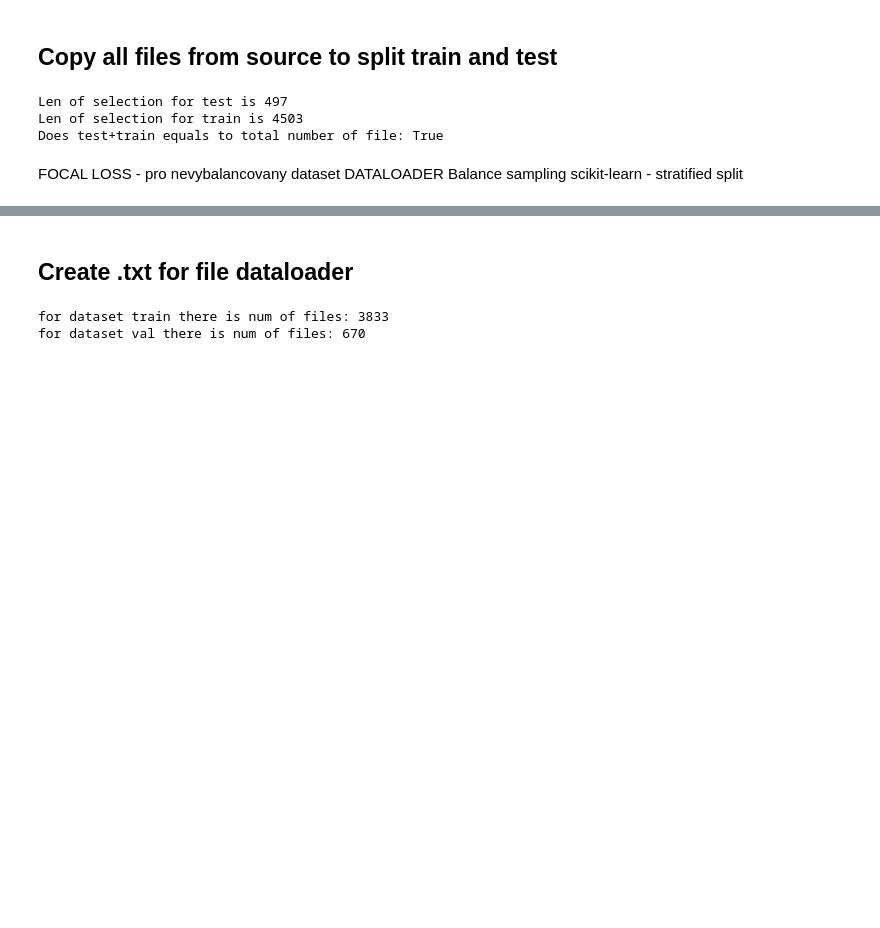
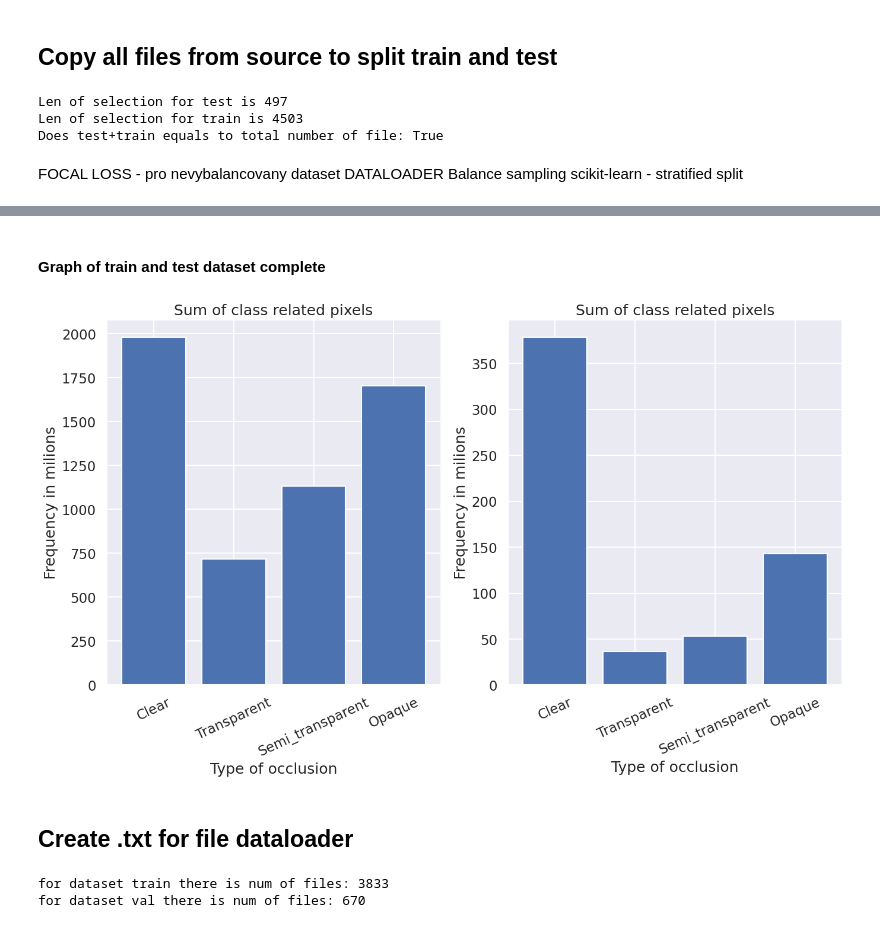
Before and after one commit to filipberanek/woodscape_revision, a Jupyter notebook: helpers/data_selection.ipynb, the cells around one changed output, grey strips where cells are left out. Drawn from its saved outputs; the diff is of its cells as text; code cells hidden in the pictures; blank space fills up the shorter version.

```diff
--- a/helpers/data_selection.ipynb
+++ b/helpers/data_selection.ipynb
@@ -13,7 +13,7 @@ import matplotlib.pyplot as plt
 import seaborn as sns
 sns.set_theme()
 sns.set_context("talk", font_scale=1.0, rc={"font.family": "serif", "font.serif": ["Computer Modern Serif"]})
-fig_size = (10,6)
+fig_size = (16,8)
 import warnings
 warnings.filterwarnings('ignore')
 # %% [markdown]
@@ -201,6 +201,26 @@ Transparent         0.059798
 Semi_transparent    0.086964
 Opaque              0.233473
 dtype: object
+# %% [markdown]
+#### Graph of train and test dataset complete
+# %%
+fig,axs = plt.subplots(1,2,figsize=fig_size)
+classes = ["Clear", "Transparent", "Semi_transparent", "Opaque"]
+axs[0].bar(classes,
+        (train_stats[classes].sum().values)/1000000)
+axs[1].bar(classes,
+        (test_stats[classes].sum().values)/1000000)
+axs[0].set_xlabel("Type of occlusion")
+axs[0].set_ylabel("Frequency in milions" )
+axs[0].set_xticklabels(classes, rotation = 25)
+axs[0].set_title(f"Sum of class related pixels")
+axs[1].set_xlabel("Type of occlusion")
+axs[1].set_ylabel("Frequency in milions")
+axs[1].set_xticklabels(classes, rotation = 24)
+axs[1].set_title(f"Sum of class related pixels")
+plt.show()
+# %% [output]
+[figure, added]
 # %% [markdown]
 ## Create .txt for file dataloader
 # %%
```
Also changed, not shown: parts of 9 cells of this notebook, 10 other files.
